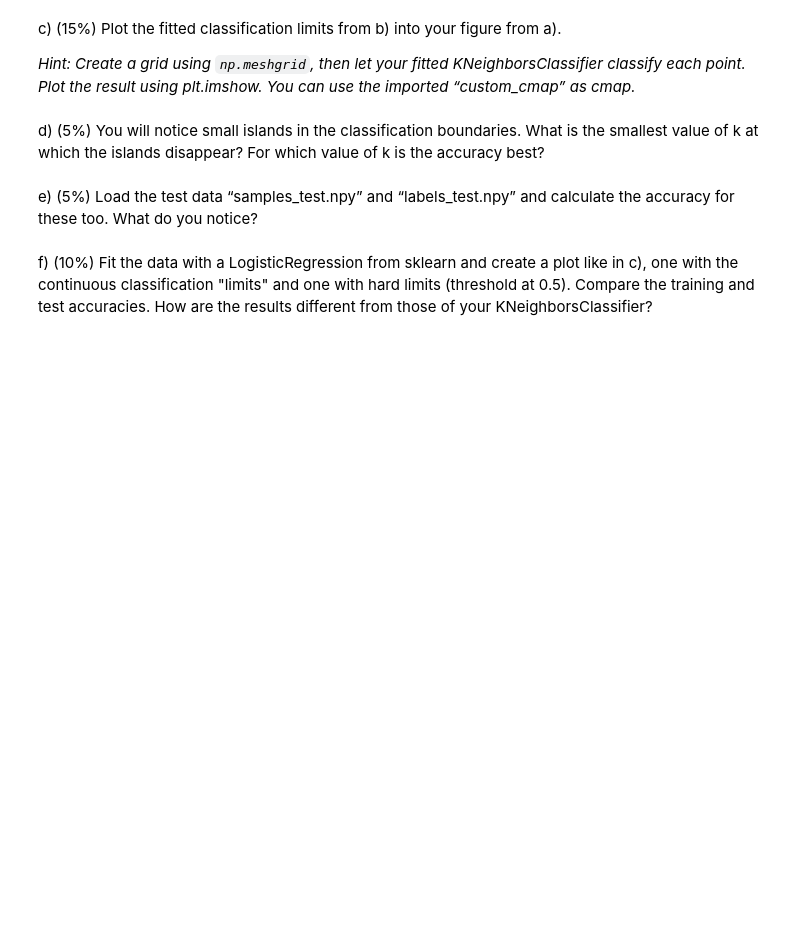
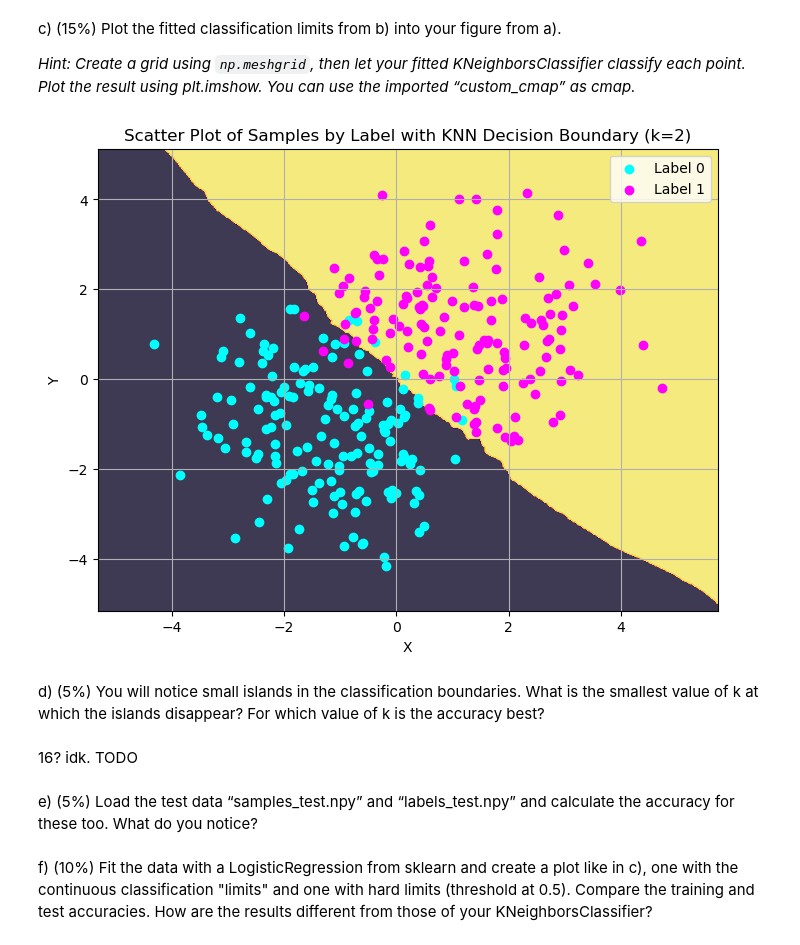
Before and after one commit to erdfern/studium, a Jupyter notebook: ss24/ds1-ss24/exercises/7/Exercise_eng.ipynb, the cells around one changed output. Saved outputs shown, nothing was run; the diff lists cells and outputs as text; code cells hidden in the pictures; blank space fills up the shorter version.

```diff
--- a/ss24/ds1-ss24/exercises/7/Exercise_eng.ipynb
+++ b/ss24/ds1-ss24/exercises/7/Exercise_eng.ipynb
@@ -32,8 +74,37 @@ b) (5%) Fit a KNeighborsClassifier algorithm from sklearn with k=2 and calculate
 c) (15%) Plot the fitted classification limits from b) into your figure from a).
 
 *Hint: Create a grid using `np.meshgrid`, then let your fitted KNeighborsClassifier classify each point. Plot the result using plt.imshow. You can use the imported “custom_cmap” as cmap.*
+# %%
+h = .02  # Step size in the mesh
+x_min, x_max = samples[:, 0].min() - 1, samples[:, 0].max() + 1
+y_min, y_max = samples[:, 1].min() - 1, samples[:, 1].max() + 1
+xx, yy = np.meshgrid(np.arange(x_min, x_max, h),
+                     np.arange(y_min, y_max, h))
+
+# precidt labels for the meshgrid
+Z = knn.predict(np.c_[xx.ravel(), yy.ravel()])
+Z = Z.reshape(xx.shape)
+
+# plot the decision classification limits
+plt.figure(figsize=(8, 6))
+plt.contourf(xx, yy, Z, cmap="inferno", alpha=0.8)
+
+# plot the original scatter plot
+plt.scatter(samples_0[:, 0], samples_0[:, 1], c=color1, label='Label 0')
+plt.scatter(samples_1[:, 0], samples_1[:, 1], c=color2, label='Label 1')
+
+plt.xlabel('X')
+plt.ylabel('Y')
+plt.title('Scatter Plot of Samples by Label with KNN Decision Boundary (k=2)')
+plt.legend()
+plt.grid(True)
+plt.show()
+# %% [output]
+[figure, added]
 # %% [markdown]
 d) (5%) You will notice small islands in the classification boundaries. What is the smallest value of k at which the islands disappear? For which value of k is the accuracy best?
+# %% [markdown]
+16? idk. TODO
 # %% [markdown]
 e) (5%) Load the test data “samples_test.npy” and “labels_test.npy” and calculate the accuracy for these too. What do you notice?
 # %% [markdown]
```
Also changed, not shown: parts of 2 cells of this notebook, 1 other file.
